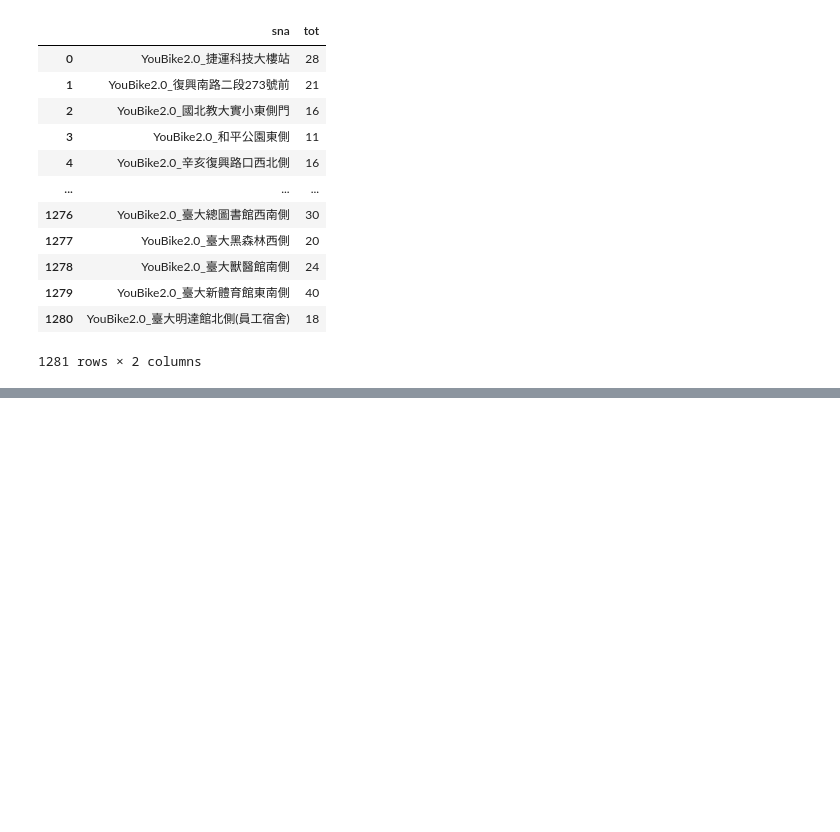
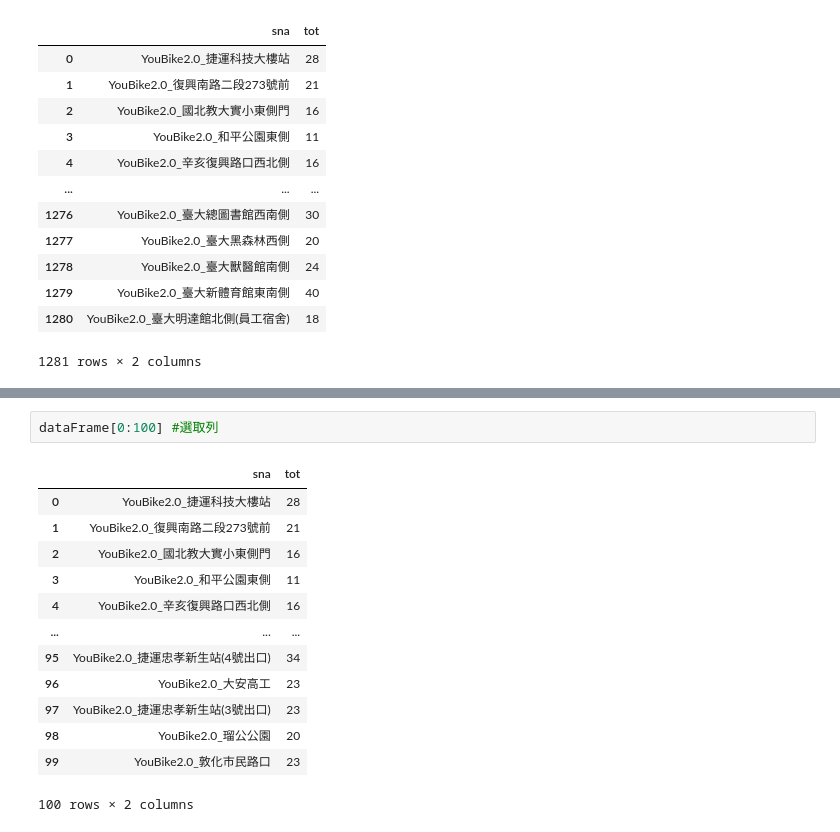
Before and after one commit to lijhen/__112_pythonLesson_LJ, a Jupyter notebook: lesson4_1-1.ipynb, the cells around one changed output, grey strips where cells are left out. Cells and saved outputs as stored; diff of their text form; blank space fills up the shorter version.

```diff
--- a/lesson4_1-1.ipynb
+++ b/lesson4_1-1.ipynb
@@ -90,0 +107,16 @@ dataFrame
+# %%
+dataFrame[0:100] #選取列
+# %% [output]
+|  | sna | tot |
+| 0 | YouBike2.0_捷運科技大樓站 | 28 |
+| 1 | YouBike2.0_復興南路二段273號前 | 21 |
+| 2 | YouBike2.0_國北教大實小東側門 | 16 |
+| 3 | YouBike2.0_和平公園東側 | 11 |
+| 4 | YouBike2.0_辛亥復興路口西北側 | 16 |
+| ... | ... | ... |
+| 95 | YouBike2.0_捷運忠孝新生站(4號出口) | 34 |
+| 96 | YouBike2.0_大安高工 | 23 |
+| 97 | YouBike2.0_捷運忠孝新生站(3號出口) | 23 |
+| 98 | YouBike2.0_瑠公公園 | 20 |
+| 99 | YouBike2.0_敦化市民路口 | 23 |
+100 rows × 2 columns
```
Also changed, not shown: parts of 6 cells of this notebook, 1 other file.
